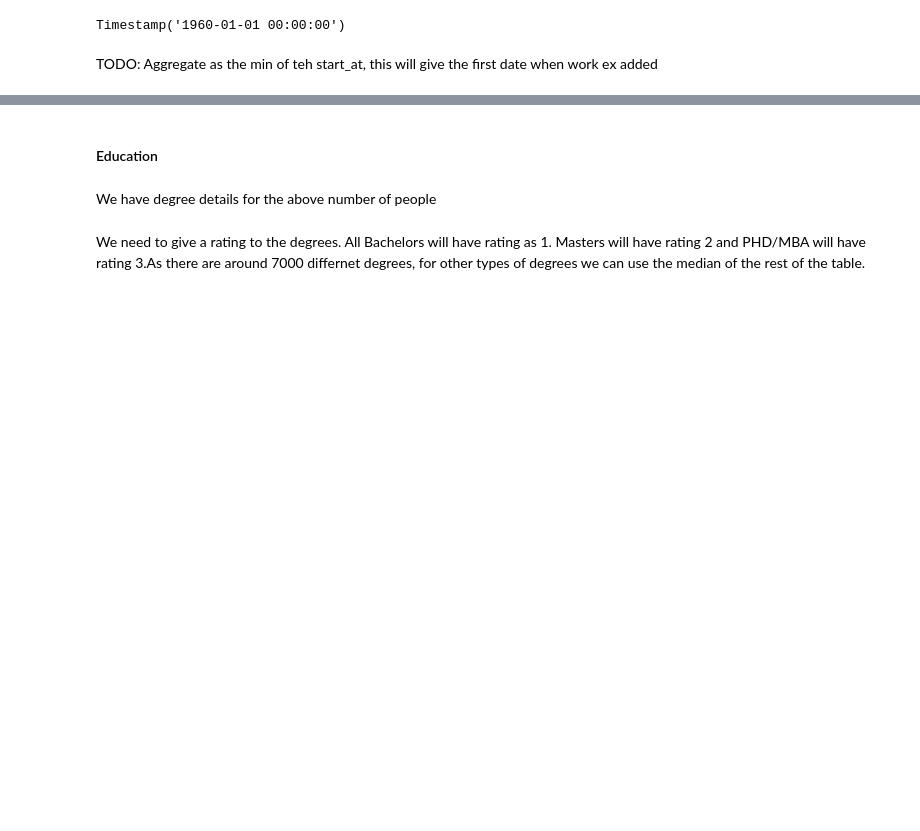
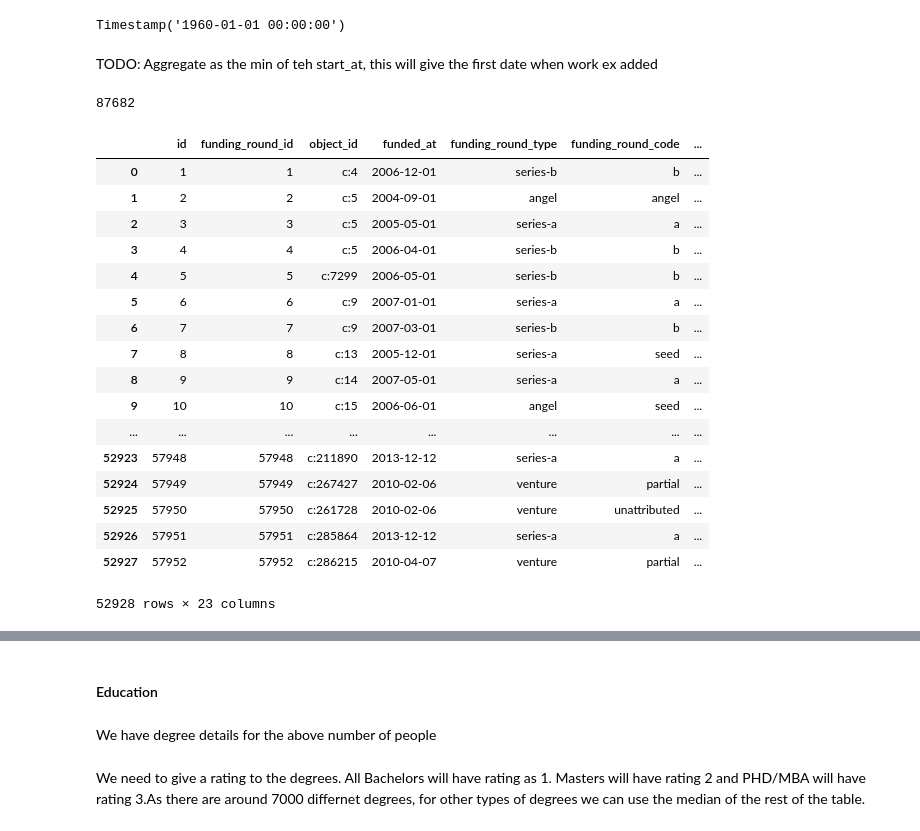
Before and after one commit to sidd-shah/crunchbase, a Jupyter notebook: DataCleaning.ipynb, the cells around one changed output, grey strips where cells are left out. Drawn from its saved outputs; the diff is of its cells as text; code cells hidden in the pictures; blank space fills up the shorter version.

```diff
--- a/DataCleaning.ipynb
+++ b/DataCleaning.ipynb
@@ -127,3 +156,28 @@ np.min(pd.to_datetime(founders['start_at']))
 Timestamp('1960-01-01 00:00:00')
 # %% [markdown]
 TODO: Aggregate as the min of teh start_at, this will give the first date when work ex added
+# %%
+len(founders['relationship_object_id'].unique())
+# %% [output]
+87682
+# %%
+funding_rounds
+# %% [output]
+|  | id | funding_round_id | object_id | funded_at | funding_round_type | funding_round_code | ... |
+| 0 | 1 | 1 | c:4 | 2006-12-01 | series-b | b | ... |
+| 1 | 2 | 2 | c:5 | 2004-09-01 | angel | angel | ... |
+| 2 | 3 | 3 | c:5 | 2005-05-01 | series-a | a | ... |
+| 3 | 4 | 4 | c:5 | 2006-04-01 | series-b | b | ... |
+| 4 | 5 | 5 | c:7299 | 2006-05-01 | series-b | b | ... |
+| 5 | 6 | 6 | c:9 | 2007-01-01 | series-a | a | ... |
+| 6 | 7 | 7 | c:9 | 2007-03-01 | series-b | b | ... |
+| 7 | 8 | 8 | c:13 | 2005-12-01 | series-a | seed | ... |
+| 8 | 9 | 9 | c:14 | 2007-05-01 | series-a | a | ... |
+| 9 | 10 | 10 | c:15 | 2006-06-01 | angel | seed | ... |
+| ... | ... | ... | ... | ... | ... | ... | ... |
+| 52923 | 57948 | 57948 | c:211890 | 2013-12-12 | series-a | a | ... |
+| 52924 | 57949 | 57949 | c:267427 | 2010-02-06 | venture | partial | ... |
+| 52925 | 57950 | 57950 | c:261728 | 2010-02-06 | venture | unattributed | ... |
+| 52926 | 57951 | 57951 | c:285864 | 2013-12-12 | series-a | a | ... |
+| 52927 | 57952 | 57952 | c:286215 | 2010-04-07 | venture | partial | ... |
+52928 rows × 23 columns
```
Also changed, not shown: parts of 81 cells of this notebook.
